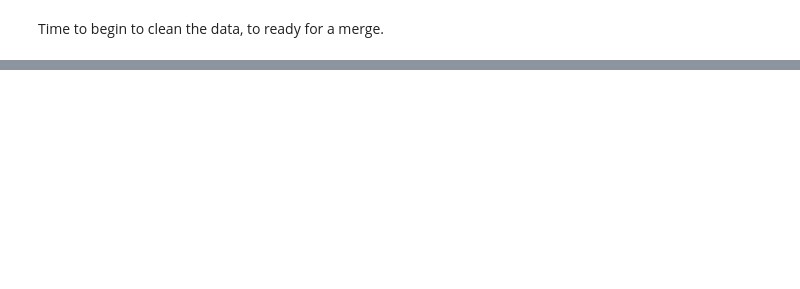
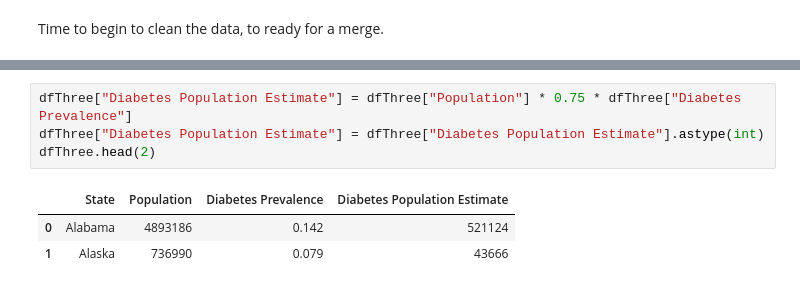
Before and after one commit to LilGotit/StateVarianceDiabetes, a Jupyter notebook: FirstDraft.ipynb, the cells around one changed output, grey strips where cells are left out. Saved outputs shown, nothing was run; the diff lists cells and outputs as text; blank space fills up the shorter version.

```diff
--- a/FirstDraft.ipynb
+++ b/FirstDraft.ipynb
@@ -57,0 +107,8 @@ dfThree = dfThree.drop(columns=["ID_State_x", 'column_nameB'])
+# %%
+dfThree["Diabetes Population Estimate"] = dfThree["Population"] * 0.75 * dfThree["Diabetes Prevalence"]
+dfThree["Diabetes Population Estimate"] = dfThree["Diabetes Population Estimate"].astype(int)
+dfThree.head(2)
+# %% [output]
+|  | State | Population | Diabetes Prevalence | Diabetes Population Estimate |
+| 0 | Alabama | 4893186 | 0.142 | 521124 |
+| 1 | Alaska | 736990 | 0.079 | 43666 |
```
Also changed, not shown: parts of 11 cells of this notebook.
